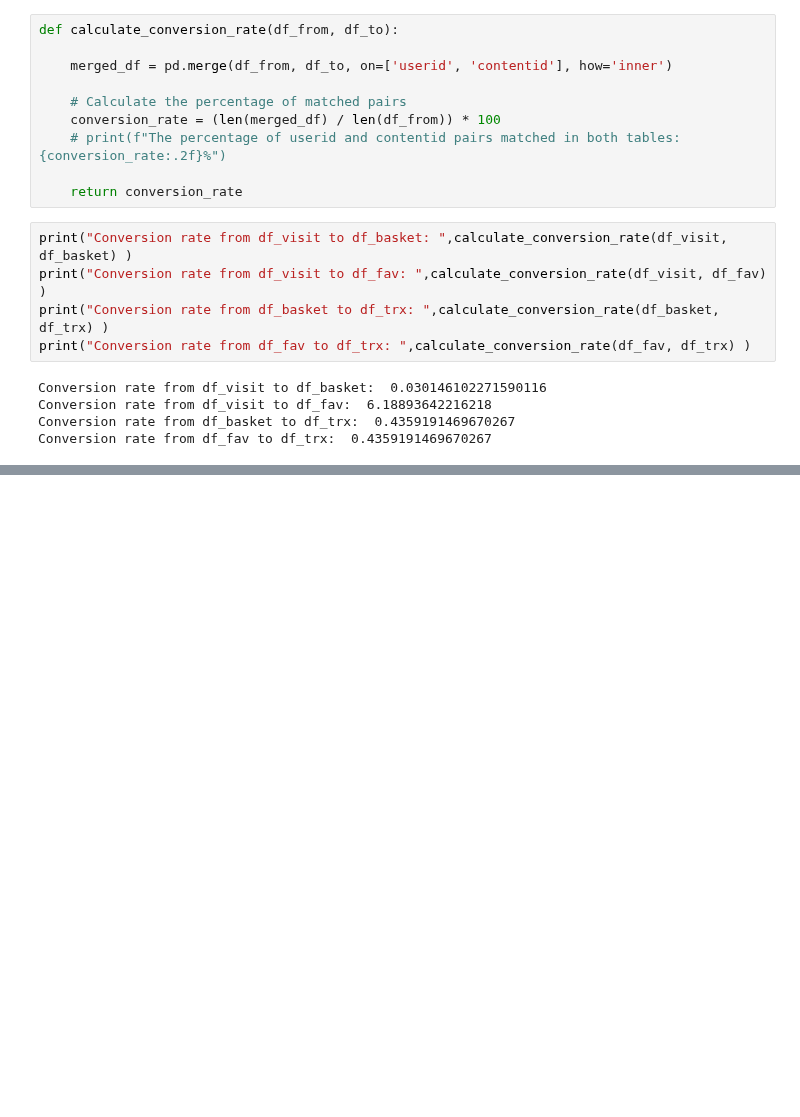
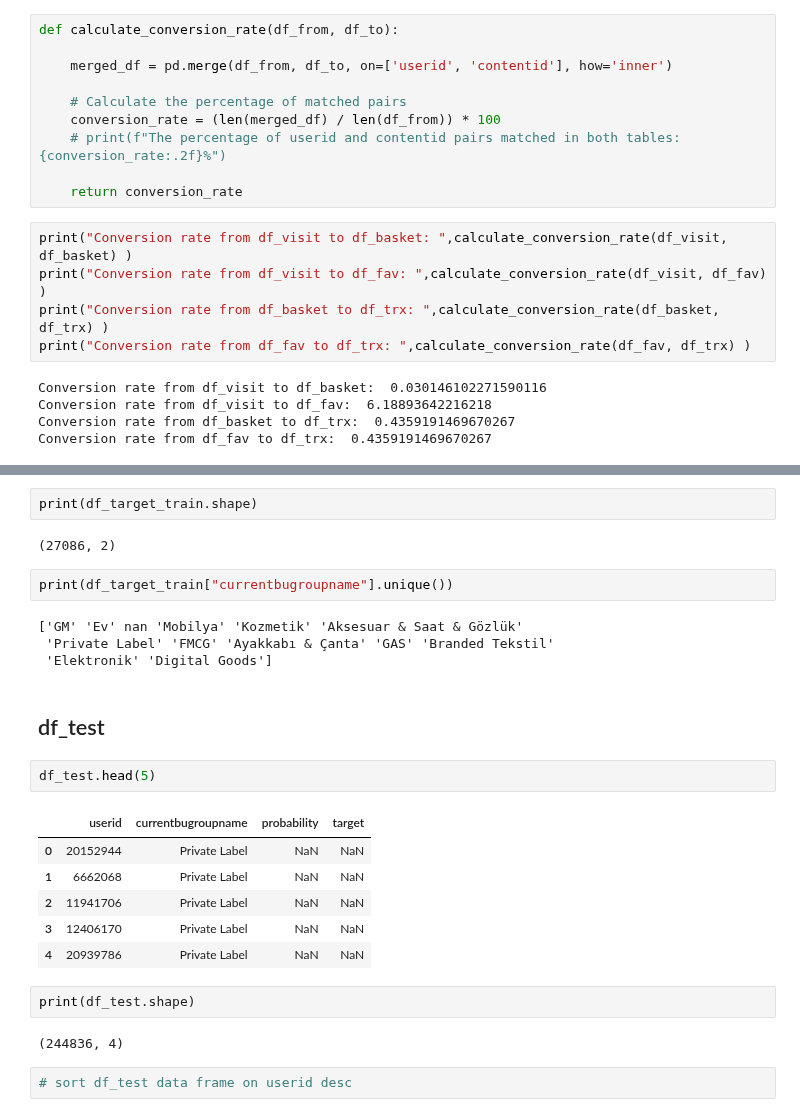
Before and after one commit to stopdemir/ecommerce-data-analysis, a Jupyter notebook: trendyol_stopdemir.ipynb, the cells around one changed output, grey strips where cells are left out. Saved outputs shown, nothing was run; the diff lists cells and outputs as text; blank space fills up the shorter version.

```diff
--- a/trendyol_stopdemir.ipynb
+++ b/trendyol_stopdemir.ipynb
@@ -553,0 +636,27 @@ Conversion rate from df_fav to df_trx:  0.4359191469670267
+# %%
+print(df_target_train.shape)
+# %% [output]
+(27086, 2)
+# %%
+print(df_target_train["currentbugroupname"].unique())
+# %% [output]
+['GM' 'Ev' nan 'Mobilya' 'Kozmetik' 'Aksesuar & Saat & Gözlük'
+ 'Private Label' 'FMCG' 'Ayakkabı & Çanta' 'GAS' 'Branded Tekstil'
+ 'Elektronik' 'Digital Goods']
+# %% [markdown]
+## df_test
+# %%
+df_test.head(5)
+# %% [output]
+|  | userid | currentbugroupname | probability | target |
+| 0 | 20152944 | Private Label | NaN | NaN |
+| 1 | 6662068 | Private Label | NaN | NaN |
+| 2 | 11941706 | Private Label | NaN | NaN |
+| 3 | 12406170 | Private Label | NaN | NaN |
+| 4 | 20939786 | Private Label | NaN | NaN |
+# %%
+print(df_test.shape)
+# %% [output]
+(244836, 4)
+# %%
+# sort df_test data frame on userid desc
```
Also changed, not shown: parts of 14 cells of this notebook.
